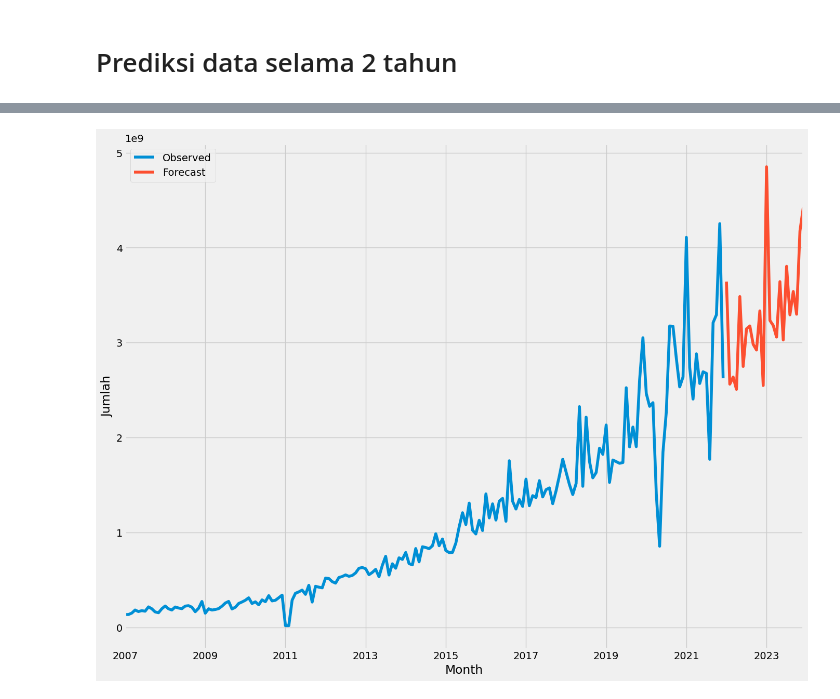
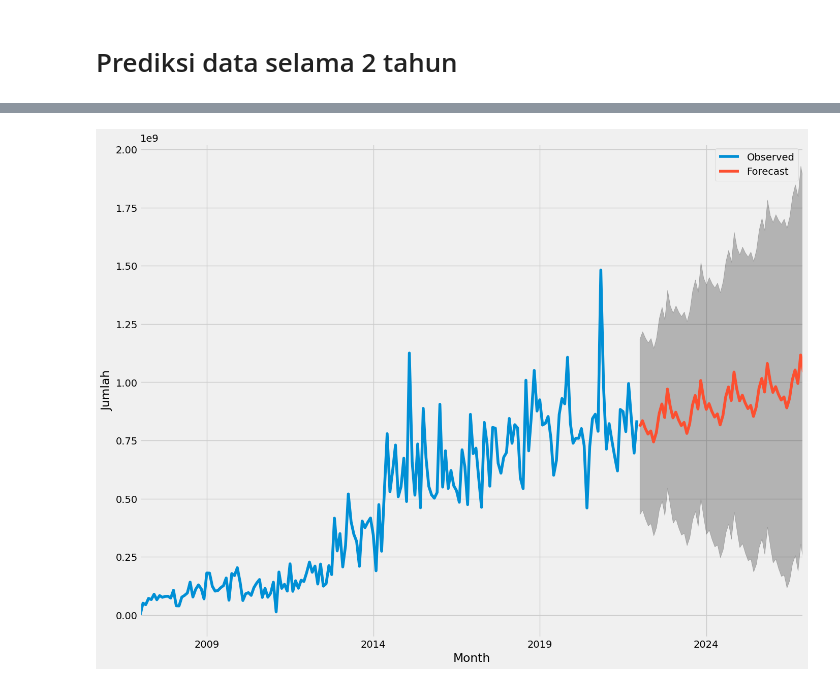
Before and after one commit to akbarharyadi/TESIS-Forecasting-Pajak-Daerah, a Jupyter notebook: sarimax_restoran.ipynb, the cells around one changed output, grey strips where cells are left out. Drawn from its saved outputs; the diff is of its cells as text; code cells hidden in the pictures.

```diff
--- a/sarimax_restoran.ipynb
+++ b/sarimax_restoran.ipynb
@@ -10,7 +11,7 @@ plt.style.use('fivethirtyeight')
 # Load Data Pada CSV dan Proses menjadi Data Time Series
 # %%
 #Load data csv dan format data tahun bulan menjadi data frame
-df = pd.read_csv('DATASET_PAJAK_RESTORAN.csv')
+df = pd.read_csv('DATASET_PAJAK_HOTEL.csv')
 df['tahun'] = pd.to_datetime(df['tahun_bulan'])
 df.head()
 # %% [output]
@@ -35,5 +34,4 @@ dtype: int64
 # %%
-dts = pd.Series(data=df['jml_setor'].values, index=df['tahun'])
 dts.plot(figsize=(15, 6))
 plt.show()
 # %% [output]
@@ -73,8 +86,13 @@ print('\nBest Result:', best_result)
 # Plot model diagnostics
 # %%
 warnings.filterwarnings("ignore") # specify to ignore warning messages
-mod = sm.tsa.statespace.SARIMAX(dts,order=(1, 0, 0),seasonal_order=(2, 0, 6, 12),
-                            enforce_stationarity=False,enforce_invertibility=False)
+mod = sm.tsa.statespace.SARIMAX(dts,
+                                order=(1, 1, 1),
+                                seasonal_order=(0, 1, 1, 12),
+                                enforce_stationarity=True,
+                                enforce_invertibility=True,)
+
 results = mod.fit()
+
 print(results.summary())
 # %% [output]
@@ -117,6 +170,12 @@ plt.show()
 # Prediksi data selama 2 tahun
 # %%
 # prediksi 24 langkah ke depan di masa mendatang
-pred_uc = results.get_forecast(steps=24, dynamic=False)
+pred_uc = results.get_forecast(steps=60)
 # Dapatkan interval
 pred_ci = pred_uc.conf_int()
+
+
+json_data = pred_uc.predicted_mean.to_json(date_format='iso')
+print(json_data)
+with open('./datasets/restoran_predicted.json', 'w') as f:
+    json.dump(json_data, f)
@@ -123,9 +184,13 @@ pred_ci = pred_uc.conf_int()
 # %%
 ax = dts.plot(label='Observed', figsize=(15, 12))
 pred_uc.predicted_mean.plot(ax=ax, label='Forecast')
+ax.fill_between(pred_ci.index,
+                pred_ci.iloc[:, 0],
+                pred_ci.iloc[:, 1], color='k', alpha=.25)
 ax.set_xlabel('Month')
 ax.set_ylabel('Jumlah')
+
 plt.legend()
 plt.show()
 # %% [output]
-[figure, old version]
+[figure, new version]
```
Also changed, not shown: parts of 15 cells of this notebook, 29 other files.
